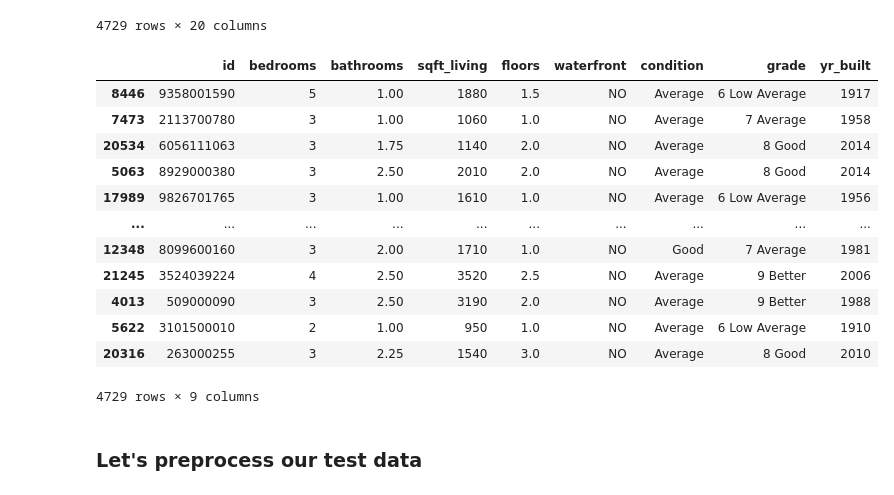
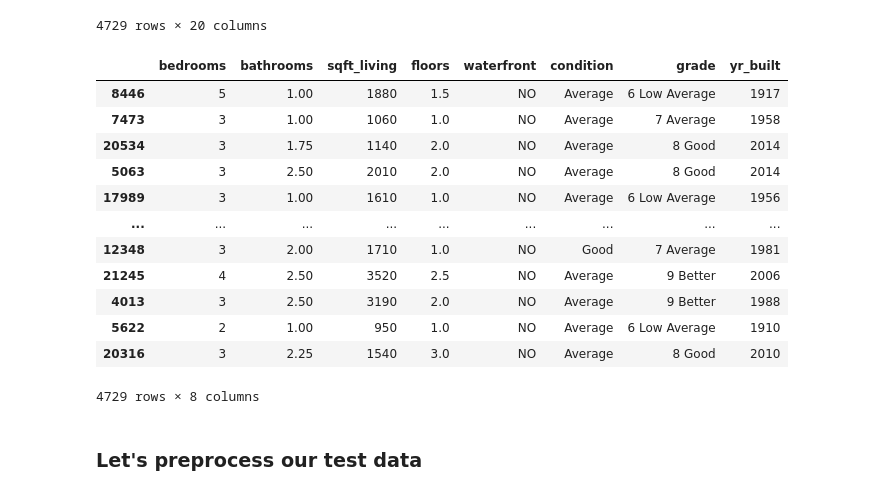
Before and after one commit to aharri123/dsc-phase-2-project-v2-3, a Jupyter notebook: student.ipynb, the cells around one changed output. Drawn from its saved outputs; the diff is of its cells as text; code cells hidden in the pictures.

```diff
--- a/student.ipynb
+++ b/student.ipynb
@@ -291,22 +293,22 @@ X_test
 | 20316 | 263000255 | 12/2/2014 | 3 | 2.25 | 1540 | 1561 | 3.0 | NO | NONE | Average | ... |
 4729 rows × 20 columns
 # %%
-X_test = X_test.drop(columns = ["date", "sqft_lot", "view", "sqft_above", "sqft_basement", "yr_renovated", "zipcode", "lat", "long", "sqft_living15", "sqft_lot15"])
+X_test = X_test.drop(columns = ["id","date", "sqft_lot", "view", "sqft_above", "sqft_basement", "yr_renovated", "zipcode", "lat", "long", "sqft_living15", "sqft_lot15"])
 X_test
 # %% [output]
-|  | id | bedrooms | bathrooms | sqft_living | floors | waterfront | condition | grade | yr_built |
-| 8446 | 9358001590 | 5 | 1.00 | 1880 | 1.5 | NO | Average | 6 Low Average | 1917 |
-| 7473 | 2113700780 | 3 | 1.00 | 1060 | 1.0 | NO | Average | 7 Average | 1958 |
-| 20534 | 6056111063 | 3 | 1.75 | 1140 | 2.0 | NO | Average | 8 Good | 2014 |
-| 5063 | 8929000380 | 3 | 2.50 | 2010 | 2.0 | NO | Average | 8 Good | 2014 |
-| 17989 | 9826701765 | 3 | 1.00 | 1610 | 1.0 | NO | Average | 6 Low Average | 1956 |
-| ... | ... | ... | ... | ... | ... | ... | ... | ... | ... |
-| 12348 | 8099600160 | 3 | 2.00 | 1710 | 1.0 | NO | Good | 7 Average | 1981 |
-| 21245 | 3524039224 | 4 | 2.50 | 3520 | 2.5 | NO | Average | 9 Better | 2006 |
-| 4013 | 509000090 | 3 | 2.50 | 3190 | 2.0 | NO | Average | 9 Better | 1988 |
-| 5622 | 3101500010 | 2 | 1.00 | 950 | 1.0 | NO | Average | 6 Low Average | 1910 |
-| 20316 | 263000255 | 3 | 2.25 | 1540 | 3.0 | NO | Average | 8 Good | 2010 |
+|  | bedrooms | bathrooms | sqft_living | floors | waterfront | condition | grade | yr_built |
+| 8446 | 5 | 1.00 | 1880 | 1.5 | NO | Average | 6 Low Average | 1917 |
+| 7473 | 3 | 1.00 | 1060 | 1.0 | NO | Average | 7 Average | 1958 |
+| 20534 | 3 | 1.75 | 1140 | 2.0 | NO | Average | 8 Good | 2014 |
+| 5063 | 3 | 2.50 | 2010 | 2.0 | NO | Average | 8 Good | 2014 |
+| 17989 | 3 | 1.00 | 1610 | 1.0 | NO | Average | 6 Low Average | 1956 |
+| ... | ... | ... | ... | ... | ... | ... | ... | ... |
+| 12348 | 3 | 2.00 | 1710 | 1.0 | NO | Good | 7 Average | 1981 |
+| 21245 | 4 | 2.50 | 3520 | 2.5 | NO | Average | 9 Better | 2006 |
+| 4013 | 3 | 2.50 | 3190 | 2.0 | NO | Average | 9 Better | 1988 |
+| 5622 | 2 | 1.00 | 950 | 1.0 | NO | Average | 6 Low Average | 1910 |
+| 20316 | 3 | 2.25 | 1540 | 3.0 | NO | Average | 8 Good | 2010 |
-4729 rows × 9 columns
+4729 rows × 8 columns
 # %% [markdown]
 ### Let's preprocess our test data
 # %%
```
Also changed, not shown: parts of 11 cells of this notebook.
